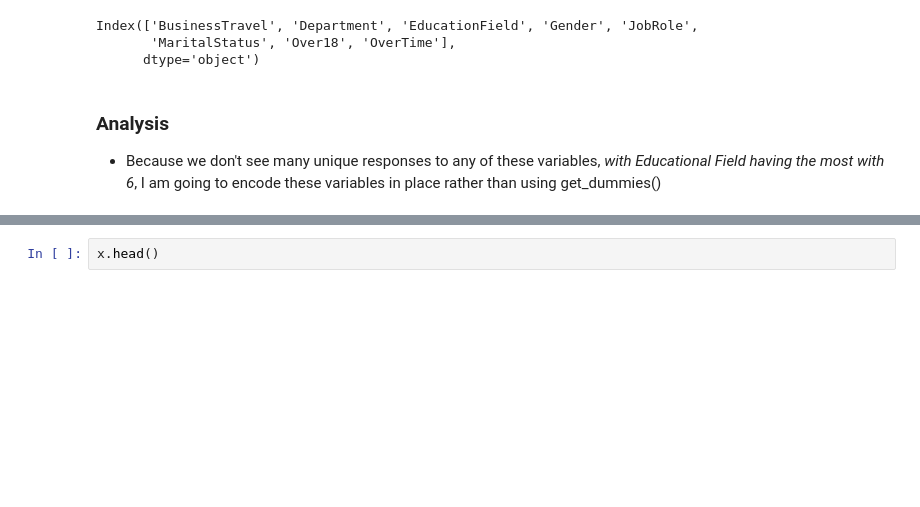
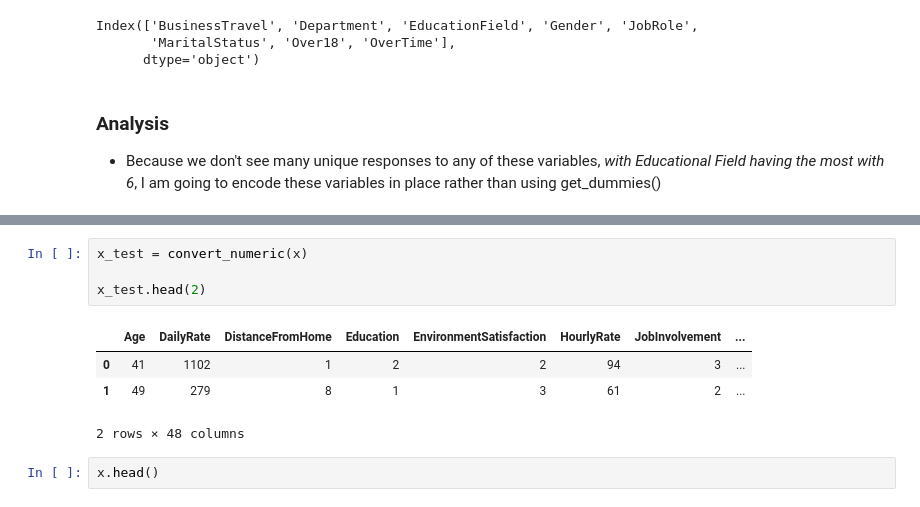
Before and after one commit to markmlowe/capstone, a Jupyter notebook: notebooks/01_mml_initial_data_exploration.ipynb, the cells around one changed output, grey strips where cells are left out. Drawn from its saved outputs; the diff is of its cells as text; blank space fills up the shorter version.

```diff
--- a/notebooks/01_mml_initial_data_exploration.ipynb
+++ b/notebooks/01_mml_initial_data_exploration.ipynb
@@ -173,3 +193,12 @@ x = convert_numeric(x)
+# %%
+x_test = convert_numeric(x)
+
+x_test.head(2)
+# %% [output]
+|  | Age | DailyRate | DistanceFromHome | Education | EnvironmentSatisfaction | HourlyRate | JobInvolvement | ... |
+| 0 | 41 | 1102 | 1 | 2 | 2 | 94 | 3 | ... |
+| 1 | 49 | 279 | 8 | 1 | 3 | 61 | 2 | ... |
+2 rows × 48 columns
 # %%
 x.head()
 # %% [output]
```
Also changed, not shown: parts of 6 cells of this notebook.
